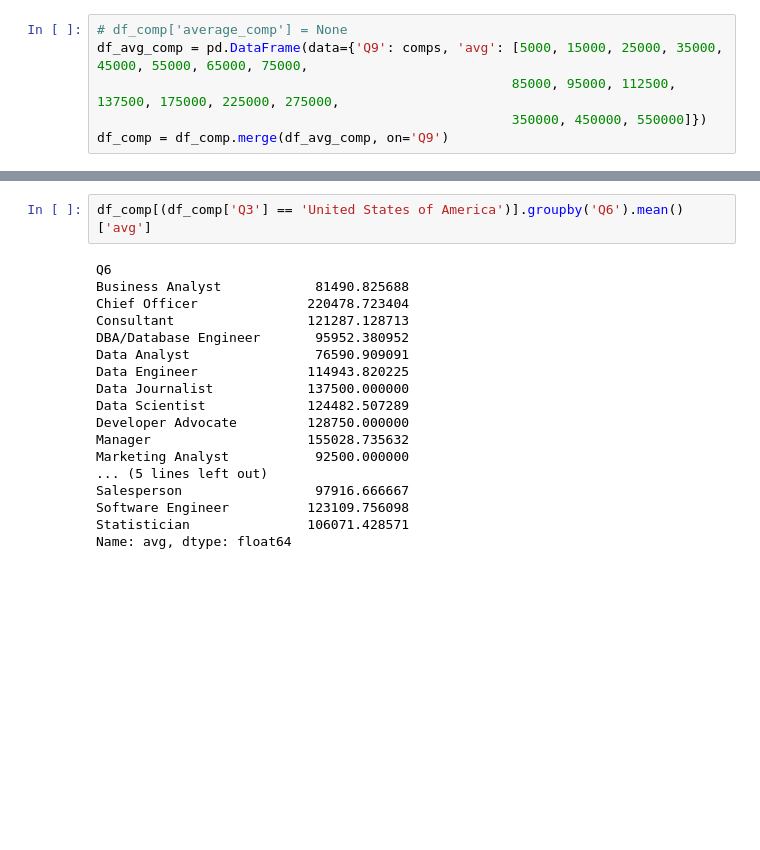
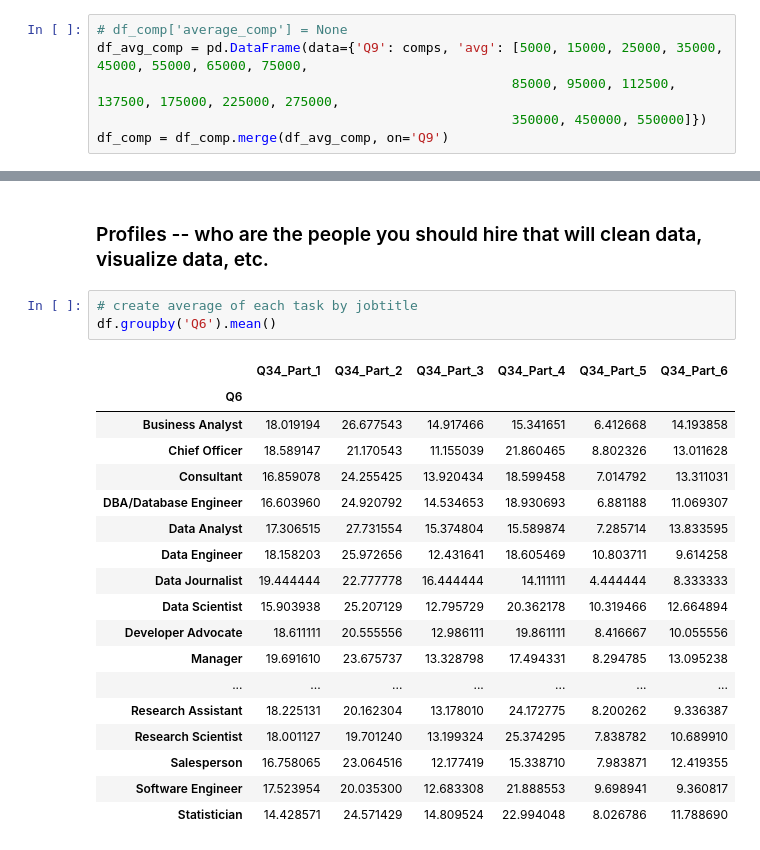
Before and after one commit to LISHarvard/what-is-a-data-scientist, a Jupyter notebook: time_use_comparison.ipynb, the cells around one changed output, grey strips where cells are left out. Drawn from its saved outputs; the diff is of its cells as text; blank space fills up the shorter version.

```diff
--- a/time_use_comparison.ipynb
+++ b/time_use_comparison.ipynb
@@ -652,20 +648,24 @@ df_comp[df_comp['Q6'] == 'Research Assistant']
-# %%
-df_comp[(df_comp['Q3'] == 'United States of America')].groupby('Q6').mean()['avg']
-# %% [output]
-Q6
-Business Analyst            81490.825688
-Chief Officer              220478.723404
-Consultant                 121287.128713
-DBA/Database Engineer       95952.380952
-Data Analyst                76590.909091
-Data Engineer              114943.820225
-Data Journalist            137500.000000
-Data Scientist             124482.507289
-Developer Advocate         128750.000000
-Manager                    155028.735632
-Marketing Analyst           92500.000000
-... (5 lines left out)
-Salesperson                 97916.666667
-Software Engineer          123109.756098
-Statistician               106071.428571
-Name: avg, dtype: float64
+# %% [markdown]
+### Profiles -- who are the people you should hire that will clean data, visualize data, etc.
+# %%
+# create average of each task by jobtitle
+df.groupby('Q6').mean()
+# %% [output]
+|  | Q34_Part_1 | Q34_Part_2 | Q34_Part_3 | Q34_Part_4 | Q34_Part_5 | Q34_Part_6 |
+| Q6 |  |  |  |  |  |  |
+| Business Analyst | 18.019194 | 26.677543 | 14.917466 | 15.341651 | 6.412668 | 14.193858 |
+| Chief Officer | 18.589147 | 21.170543 | 11.155039 | 21.860465 | 8.802326 | 13.011628 |
+| Consultant | 16.859078 | 24.255425 | 13.920434 | 18.599458 | 7.014792 | 13.311031 |
+| DBA/Database Engineer | 16.603960 | 24.920792 | 14.534653 | 18.930693 | 6.881188 | 11.069307 |
+| Data Analyst | 17.306515 | 27.731554 | 15.374804 | 15.589874 | 7.285714 | 13.833595 |
+| Data Engineer | 18.158203 | 25.972656 | 12.431641 | 18.605469 | 10.803711 | 9.614258 |
+| Data Journalist | 19.444444 | 22.777778 | 16.444444 | 14.111111 | 4.444444 | 8.333333 |
+| Data Scientist | 15.903938 | 25.207129 | 12.795729 | 20.362178 | 10.319466 | 12.664894 |
+| Developer Advocate | 18.611111 | 20.555556 | 12.986111 | 19.861111 | 8.416667 | 10.055556 |
+| Manager | 19.691610 | 23.675737 | 13.328798 | 17.494331 | 8.294785 | 13.095238 |
+| ... | ... | ... | ... | ... | ... | ... |
+| Research Assistant | 18.225131 | 20.162304 | 13.178010 | 24.172775 | 8.200262 | 9.336387 |
+| Research Scientist | 18.001127 | 19.701240 | 13.199324 | 25.374295 | 7.838782 | 10.689910 |
+| Salesperson | 16.758065 | 23.064516 | 12.177419 | 15.338710 | 7.983871 | 12.419355 |
+| Software Engineer | 17.523954 | 20.035300 | 12.683308 | 21.888553 | 9.698941 | 9.360817 |
+| Statistician | 14.428571 | 24.571429 | 14.809524 | 22.994048 | 8.026786 | 11.788690 |
```
Also changed, not shown: parts of 27 cells of this notebook, 1 other file.
